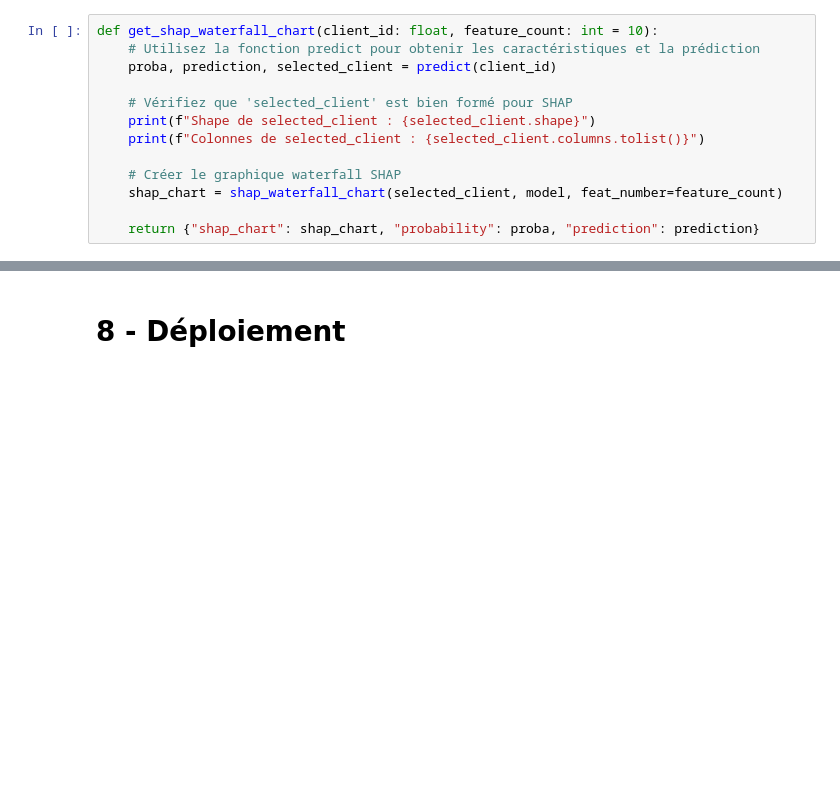
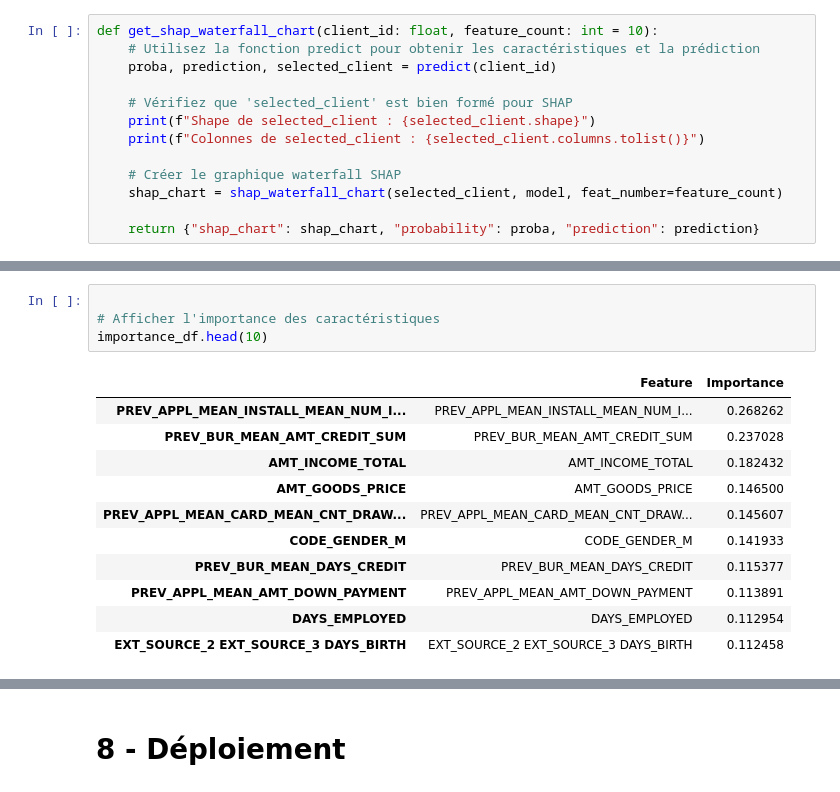
Before and after one commit to GaryMauger/P7_implementer_modele_scoring, a Jupyter notebook: Projet_7_2.ipynb, the cells around one changed output, grey strips where cells are left out. Saved outputs shown, nothing was run; the diff lists cells and outputs as text; blank space fills up the shorter version.

```diff
--- a/Projet_7_2.ipynb
+++ b/Projet_7_2.ipynb
@@ -2320,0 +2255,16 @@ shap.summary_plot(shap_values, X_val, plot_type="bar", max_display=feat_number,
+# %%
+
+# Afficher l'importance des caractéristiques
+importance_df.head(10)
+# %% [output]
+|  | Feature | Importance |
+| PREV_APPL_MEAN_INSTALL_MEAN_NUM_I... | PREV_APPL_MEAN_INSTALL_MEAN_NUM_I... | 0.268262 |
+| PREV_BUR_MEAN_AMT_CREDIT_SUM | PREV_BUR_MEAN_AMT_CREDIT_SUM | 0.237028 |
+| AMT_INCOME_TOTAL | AMT_INCOME_TOTAL | 0.182432 |
+| AMT_GOODS_PRICE | AMT_GOODS_PRICE | 0.146500 |
+| PREV_APPL_MEAN_CARD_MEAN_CNT_DRAW... | PREV_APPL_MEAN_CARD_MEAN_CNT_DRAW... | 0.145607 |
+| CODE_GENDER_M | CODE_GENDER_M | 0.141933 |
+| PREV_BUR_MEAN_DAYS_CREDIT | PREV_BUR_MEAN_DAYS_CREDIT | 0.115377 |
+| PREV_APPL_MEAN_AMT_DOWN_PAYMENT | PREV_APPL_MEAN_AMT_DOWN_PAYMENT | 0.113891 |
+| DAYS_EMPLOYED | DAYS_EMPLOYED | 0.112954 |
+| EXT_SOURCE_2 EXT_SOURCE_3 DAYS_BIRTH | EXT_SOURCE_2 EXT_SOURCE_3 DAYS_BIRTH | 0.112458 |
```
Also changed, not shown: parts of 36 cells of this notebook, 1 other file.
